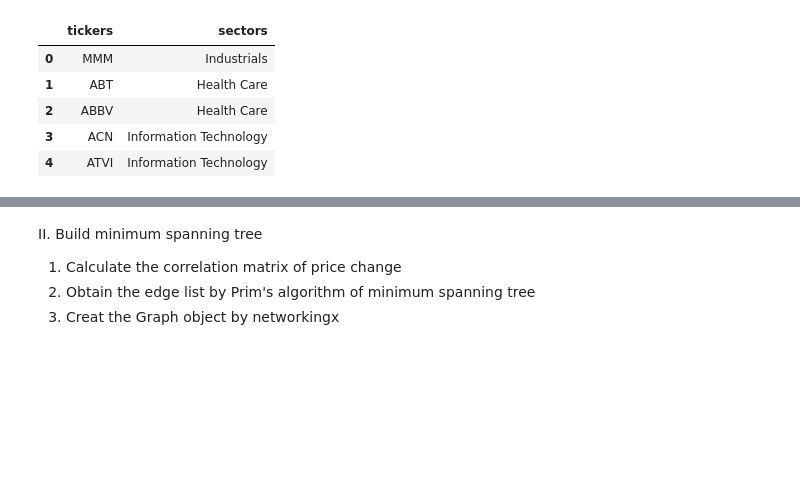
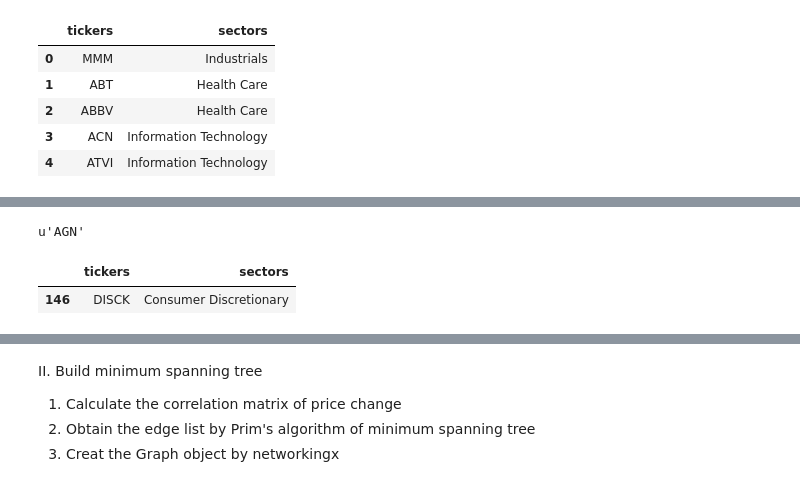
Before and after one commit to verali0816/STA141B_group_project, a Jupyter notebook: Project_Demo1.ipynb, the cells around one changed output, grey strips where cells are left out. Saved outputs shown, nothing was run; the diff lists cells and outputs as text; code cells hidden in the pictures; blank space fills up the shorter version.

```diff
--- a/Project_Demo1.ipynb
+++ b/Project_Demo1.ipynb
@@ -57,3 +89,12 @@ sp500.head()
+# %%
+sp500['tickers'][17]
+# %% [output]
+u'AGN'
+# %%
+sp500[sp500.loc[:,'tickers'] == 'DISCK']
+# %% [output]
+|  | tickers | sectors |
+| 146 | DISCK | Consumer Discretionary |
 # %%
 from yahoo_finance import Share
 # %%
```
Also changed, not shown: parts of 5 cells of this notebook, 1 other file.
